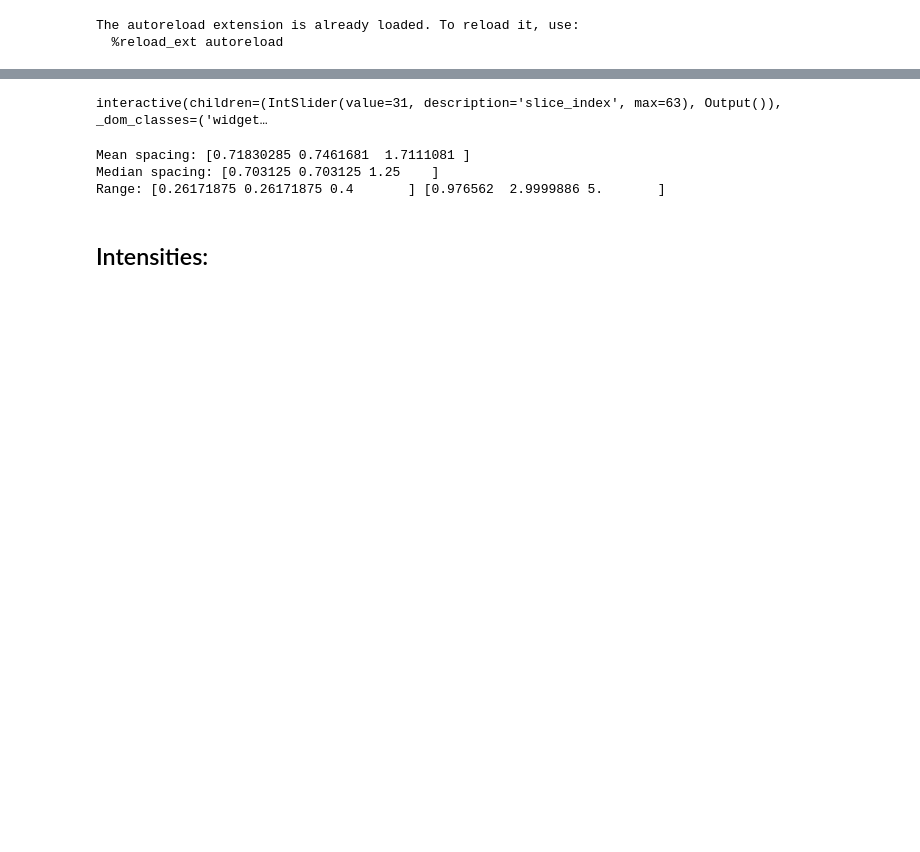
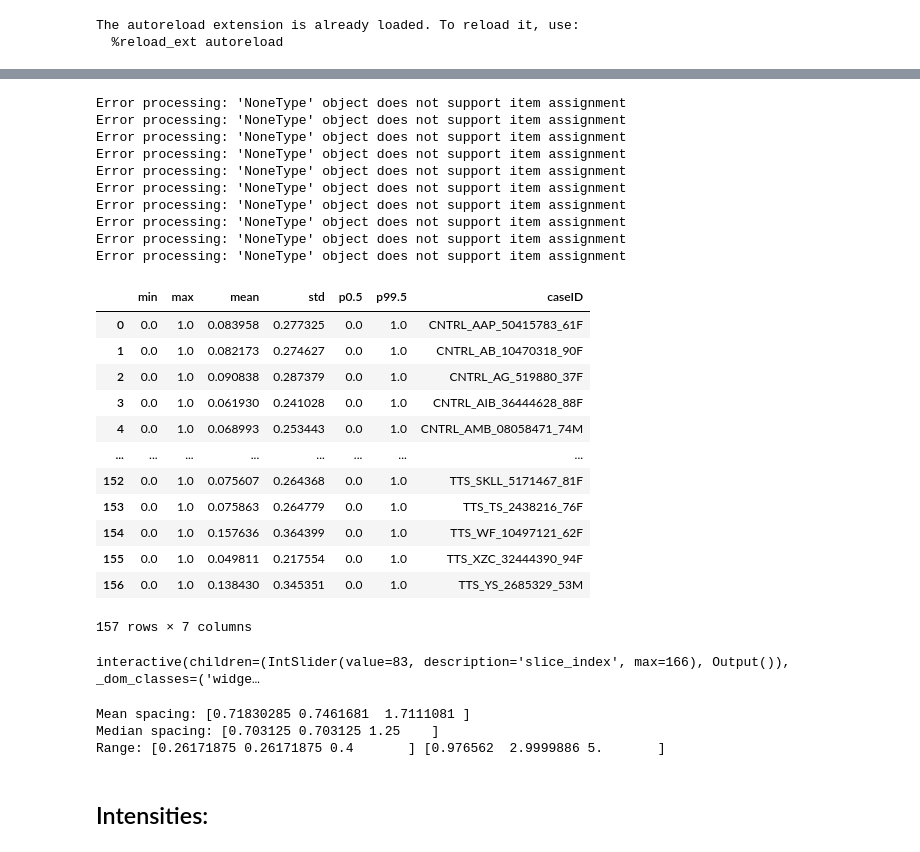
Before and after one commit to AbbaraS/MScDissertation, a Jupyter notebook: Suleima/analysis.ipynb, the cells around one changed output, grey strips where cells are left out. Drawn from its saved outputs; the diff is of its cells as text; code cells hidden in the pictures; blank space fills up the shorter version.

```diff
--- a/Suleima/analysis.ipynb
+++ b/Suleima/analysis.ipynb
@@ -29,36 +93,90 @@ The autoreload extension is already loaded. To reload it, use:
 # %%
 root_dir = Path("data/cases")
-stats_list = []
+CT_list = []
+LV_list = []
+MYO_list = []
 
 loop=0
 for caseID in os.listdir(root_dir):
 	if caseID.startswith('.'):
 		continue
 	case = Case(caseID)
 	set_log(caseID)
 	casepath = root_dir / caseID
 	infopath = casepath / "info.txt"
 	#print(f"Processing {caseID}")
 	## uncomment when info.txt content is fixed
 	if infopath.exists():
 		os.remove(infopath)
 	try:
-		stats = intensity_stats(case)
-		stats["caseID"] = caseID
-		stats_list.append(stats)
+		croppedCT = case.croppedCT
+		CT = intensity_stats(croppedCT)
+		CT["caseID"] = caseID
+		CT_list.append(CT)
+
+		LVcropped = case.LVcropped
+		LV = intensity_stats(LVcropped)
+		LV["caseID"] = caseID
+		LV_list.append(LV)
+
+		MYOcropped = case.MYOcropped
+		MYO = intensity_stats(MYOcropped)
+		MYO["caseID"] = caseID
+		MYO_list.append(MYO)
 		#loop += 1
 		#if loop > 5:
 		#	break
 	except Exception as e:
 		print(f"Error processing: {e}")
+
+save_intensity_stats(CT_list, filepath="data/cropped_intensities.csv")
+save_intensity_stats(LV_list, filepath="data/LV_intensities.csv")
+save_intensity_stats(MYO_list, filepath="data/MYO_intensities.csv")
+#intensity_df = pd.DataFrame(stats_list)
+
+
+CT_df = find_outliers(pd.DataFrame(CT_list)) #add column to df with is_outlier
+
+new_outlier_df = detect_outliers(pd.DataFrame(CT_list)) #returns only outliers
+
+
+
+
+#plot_intensity_distribution(intensity_df)
+# %% [output]
+Error processing: 'NoneType' object does not support item assignment
+Error processing: 'NoneType' object does not support item assignment
+Error processing: 'NoneType' object does not support item assignment
+Error processing: 'NoneType' object does not support item assignment
+Error processing: 'NoneType' object does not support item assignment
+Error processing: 'NoneType' object does not support item assignment
+Error processing: 'NoneType' object does not support item assignment
+Error processing: 'NoneType' object does not support item assignment
+Error processing: 'NoneType' object does not support item assignment
+Error processing: 'NoneType' object does not support item assignment
+|  | min | max | mean | std | p0.5 | p99.5 | caseID |
+| 0 | 0.0 | 1.0 | 0.083958 | 0.277325 | 0.0 | 1.0 | CNTRL_AAP_50415783_61F |
+| 1 | 0.0 | 1.0 | 0.082173 | 0.274627 | 0.0 | 1.0 | CNTRL_AB_10470318_90F |
+| 2 | 0.0 | 1.0 | 0.090838 | 0.287379 | 0.0 | 1.0 | CNTRL_AG_519880_37F |
+| 3 | 0.0 | 1.0 | 0.061930 | 0.241028 | 0.0 | 1.0 | CNTRL_AIB_36444628_88F |
+| 4 | 0.0 | 1.0 | 0.068993 | 0.253443 | 0.0 | 1.0 | CNTRL_AMB_08058471_74M |
+| ... | ... | ... | ... | ... | ... | ... | ... |
+| 152 | 0.0 | 1.0 | 0.075607 | 0.264368 | 0.0 | 1.0 | TTS_SKLL_5171467_81F |
+| 153 | 0.0 | 1.0 | 0.075863 | 0.264779 | 0.0 | 1.0 | TTS_TS_2438216_76F |
+| 154 | 0.0 | 1.0 | 0.157636 | 0.364399 | 0.0 | 1.0 | TTS_WF_10497121_62F |
+| 155 | 0.0 | 1.0 | 0.049811 | 0.217554 | 0.0 | 1.0 | TTS_XZC_32444390_94F |
+| 156 | 0.0 | 1.0 | 0.138430 | 0.345351 | 0.0 | 1.0 | TTS_YS_2685329_53M |
+157 rows × 7 columns
 # %%
 ctrlID = "CNTRL_BJB_42898_78F"
 ttsID = "TTS_JET_40340663_84F"
-ctrlcase = Case(ctrlID)
-ttscase = Case(ttsID)
-scrollable_ct_mask_compare(ctrlcase, ttscase)
+case1 = Case(ctrlID)
+case2 = Case(ttsID)
+caseID1, ct_img1, mask_img1 = case1.caseID, case1.croppedCT.data, case1.LVcropped.data
+caseID2, ct_img2, mask_img2 = case2.caseID, case2.croppedCT.data, case2.LVcropped.data
+scrollable_ct_mask_compare("X", caseID1, ct_img1, mask_img1, caseID2, ct_img2, mask_img2)
 # %% [output]
-interactive(children=(IntSlider(value=31, description='slice_index', max=63), Output()), _dom_classes=('widget…
+interactive(children=(IntSlider(value=83, description='slice_index', max=166), Output()), _dom_classes=('widge…
 # %%
 root_dir = Path("data/cases")
 stats_list = []
```
Also changed, not shown: parts of 2 cells of this notebook, 6 other files.
